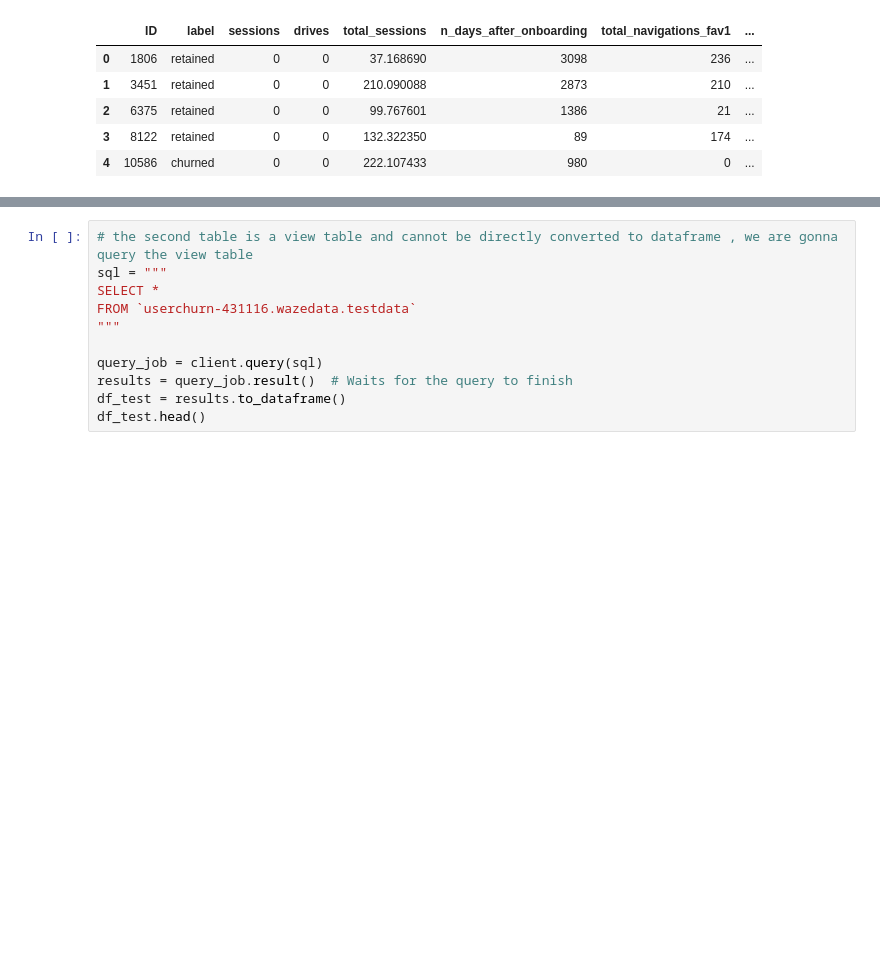
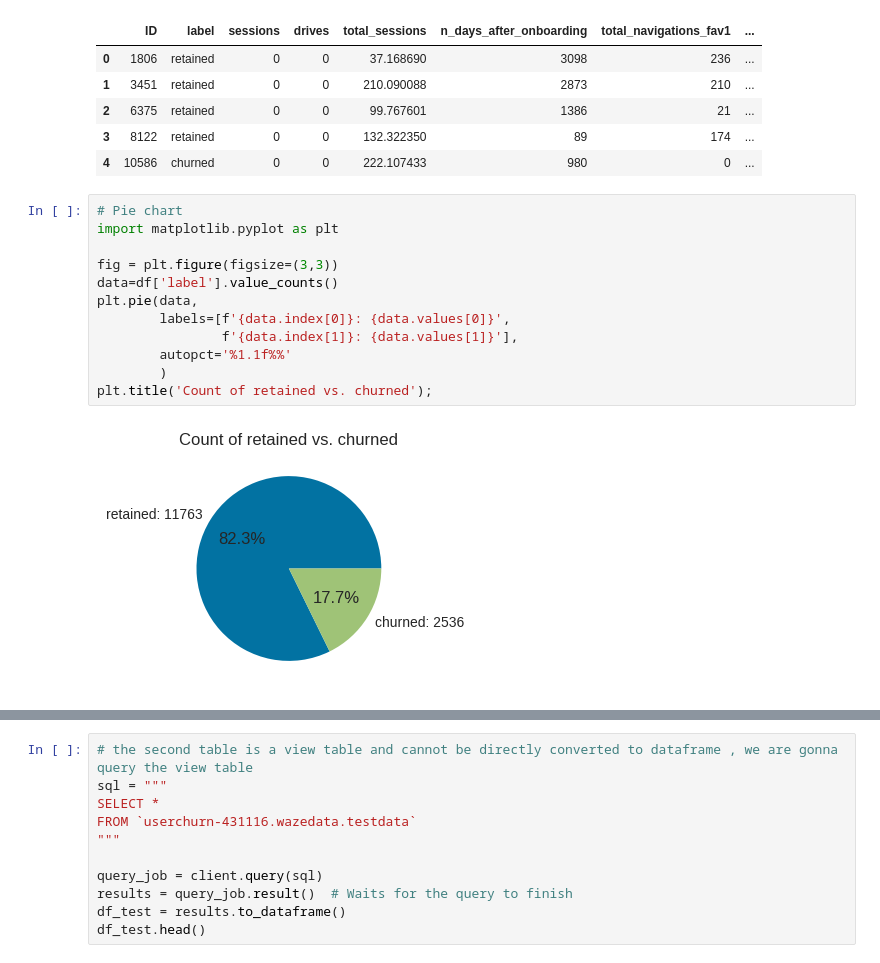
Before and after one commit to Hareg2024/User-churn, a Jupyter notebook: waze.ipynb, the cells around one changed output, grey strips where cells are left out. Drawn from its saved outputs; the diff is of its cells as text; blank space fills up the shorter version.

```diff
--- a/waze.ipynb
+++ b/waze.ipynb
@@ -64,3 +64,17 @@ df.head()
 | 2 | 6375 | retained | 0 | 0 | 99.767601 | 1386 | 21 | ... |
 | 3 | 8122 | retained | 0 | 0 | 132.322350 | 89 | 174 | ... |
 | 4 | 10586 | churned | 0 | 0 | 222.107433 | 980 | 0 | ... |
+# %%
+# Pie chart
+import matplotlib.pyplot as plt
+
+fig = plt.figure(figsize=(3,3))
+data=df['label'].value_counts()
+plt.pie(data,
+        labels=[f'{data.index[0]}: {data.values[0]}',
+                f'{data.index[1]}: {data.values[1]}'],
+        autopct='%1.1f%%'
+        )
+plt.title('Count of retained vs. churned');
+# %% [output]
+[figure, added]
```
Also changed, not shown: parts of 26 cells of this notebook.
